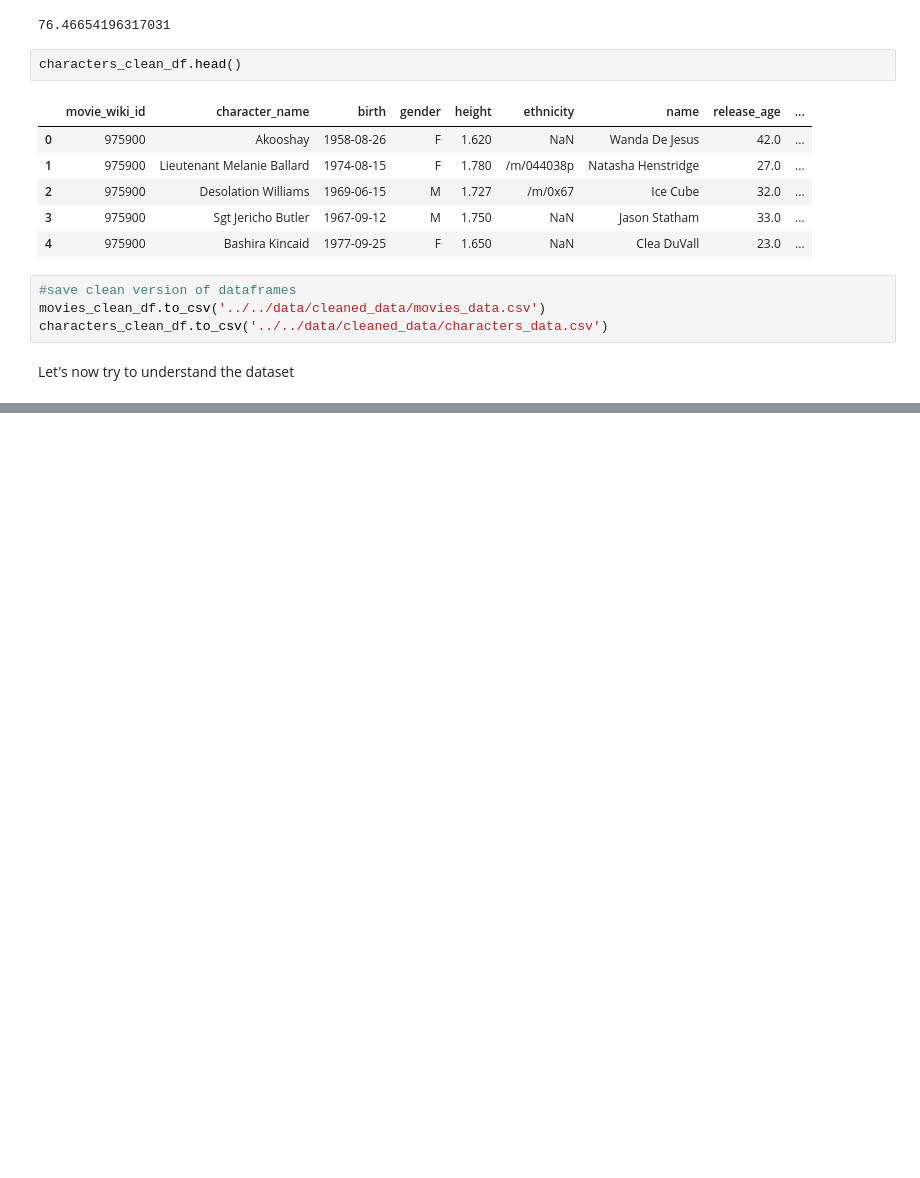
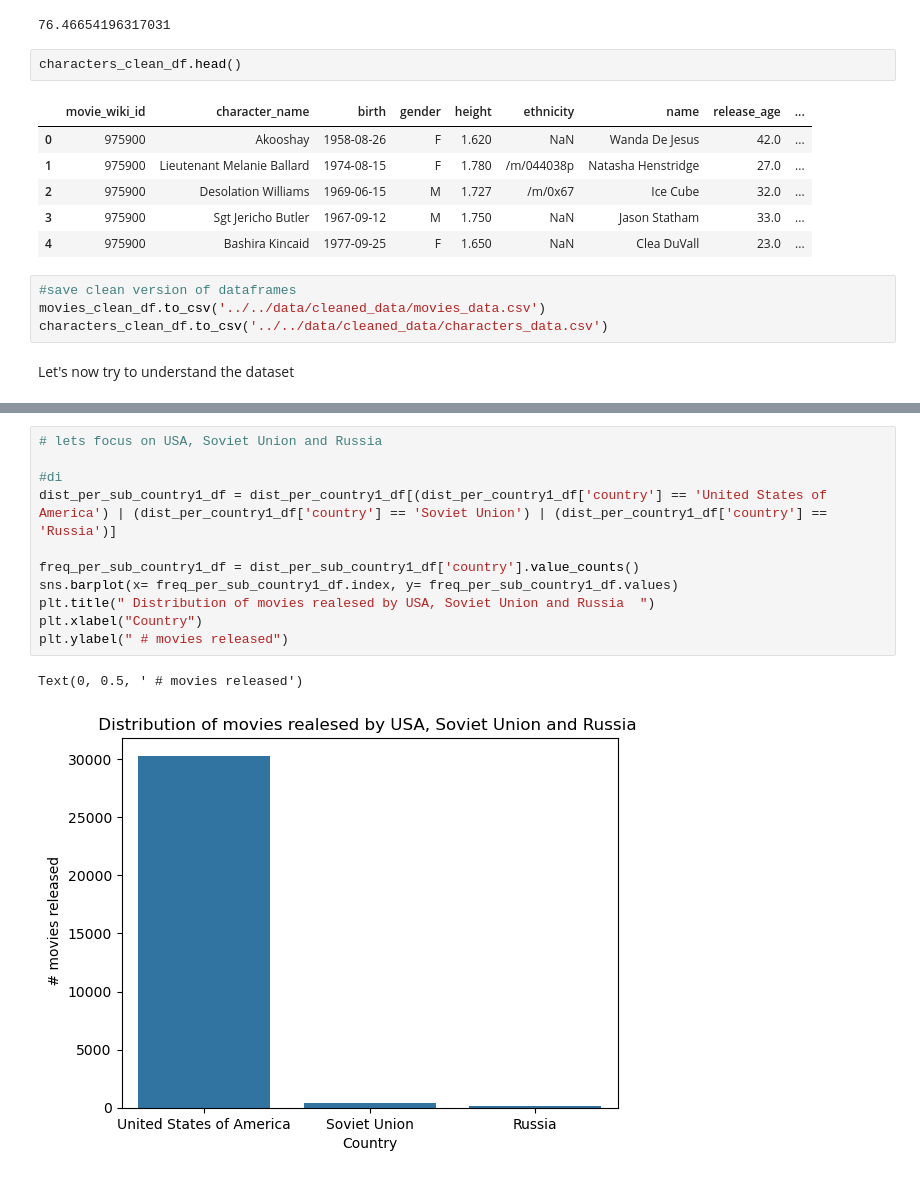
Before and after one commit to epfl-ada/ada-2024-project-spaghettisolution, a Jupyter notebook: src/data/data_wrangling.ipynb, the cells around one changed output, grey strips where cells are left out. Saved outputs shown, nothing was run; the diff lists cells and outputs as text; blank space fills up the shorter version.

```diff
--- a/src/data/data_wrangling.ipynb
+++ b/src/data/data_wrangling.ipynb
@@ -175,0 +184,14 @@ movies_clean_df['country'].isna().sum()
+# %%
+# lets focus on USA, Soviet Union and Russia
+
+#di
+dist_per_sub_country1_df = dist_per_country1_df[(dist_per_country1_df['country'] == 'United States of America') | (dist_per_country1_df['country'] == 'Soviet Union') | (dist_per_country1_df['country'] == 'Russia')]
+
+freq_per_sub_country1_df = dist_per_sub_country1_df['country'].value_counts()
+sns.barplot(x= freq_per_sub_country1_df.index, y= freq_per_sub_country1_df.values)
+plt.title(" Distribution of movies realesed by USA, Soviet Union and Russia  ")
+plt.xlabel("Country")
+plt.ylabel(" # movies released")
+# %% [output]
+Text(0, 0.5, ' # movies released')
+[figure, added]
```
Also changed, not shown: parts of 27 cells of this notebook, 1 other file.
